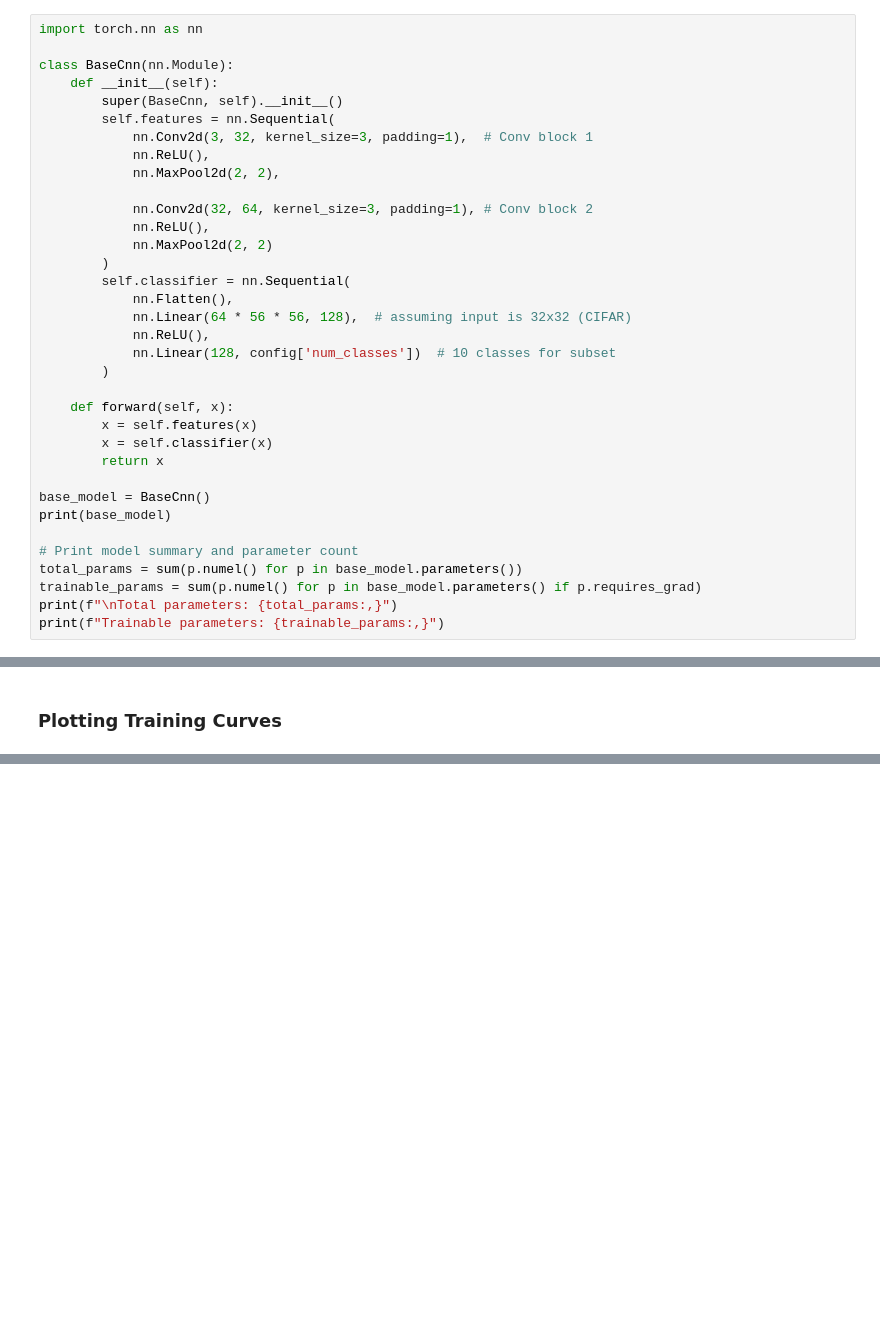
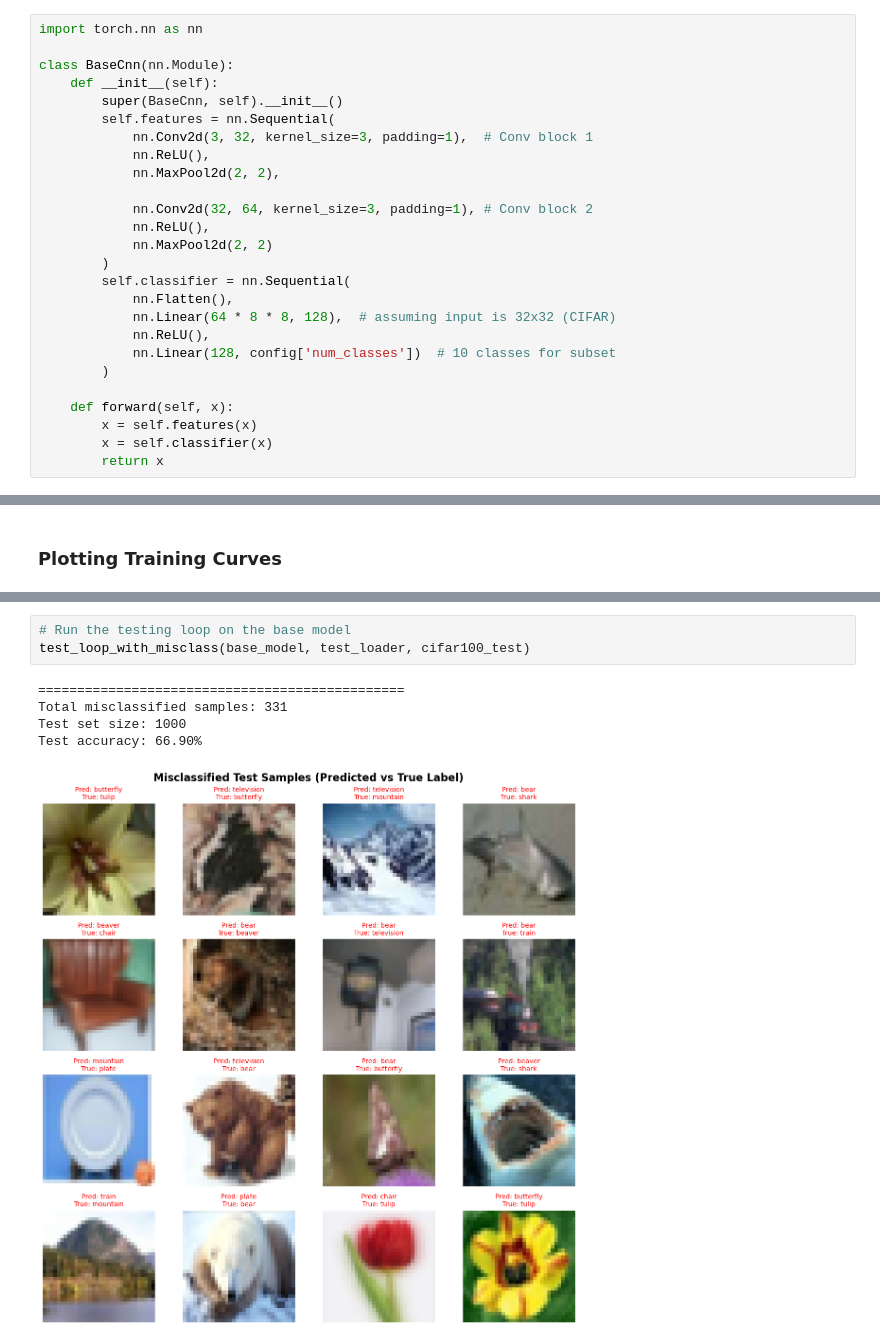
Before and after one commit to TaillessSheep/ARIN-5101-Project, a Jupyter notebook: project.ipynb, the cells around one changed output, grey strips where cells are left out. Drawn from its saved outputs; the diff is of its cells as text; blank space fills up the shorter version.

```diff
--- a/project.ipynb
+++ b/project.ipynb
@@ -256,7 +253,7 @@ class BaseCnn(nn.Module):
         )
         self.classifier = nn.Sequential(
             nn.Flatten(),
-            nn.Linear(64 * 56 * 56, 128),  # assuming input is 32x32 (CIFAR)
+            nn.Linear(64 * 8 * 8, 128),  # assuming input is 32x32 (CIFAR)
             nn.ReLU(),
             nn.Linear(128, config['num_classes'])  # 10 classes for subset
         )
@@ -265,12 +262,3 @@ class BaseCnn(nn.Module):
         x = self.features(x)
         x = self.classifier(x)
         return x
-
-base_model = BaseCnn()
-print(base_model)
-
-# Print model summary and parameter count
-total_params = sum(p.numel() for p in base_model.parameters())
-trainable_params = sum(p.numel() for p in base_model.parameters() if p.requires_grad)
-print(f"\nTotal parameters: {total_params:,}")
-print(f"Trainable parameters: {trainable_params:,}")
@@ -621,0 +736,9 @@ Training Summary:
+# %%
+# Run the testing loop on the base model
+test_loop_with_misclass(base_model, test_loader, cifar100_test)
+# %% [output]
+===============================================
+Total misclassified samples: 331
+Test set size: 1000
+Test accuracy: 66.90%
+[figure, added]
```
Also changed, not shown: parts of 21 cells of this notebook, 4 other files.
